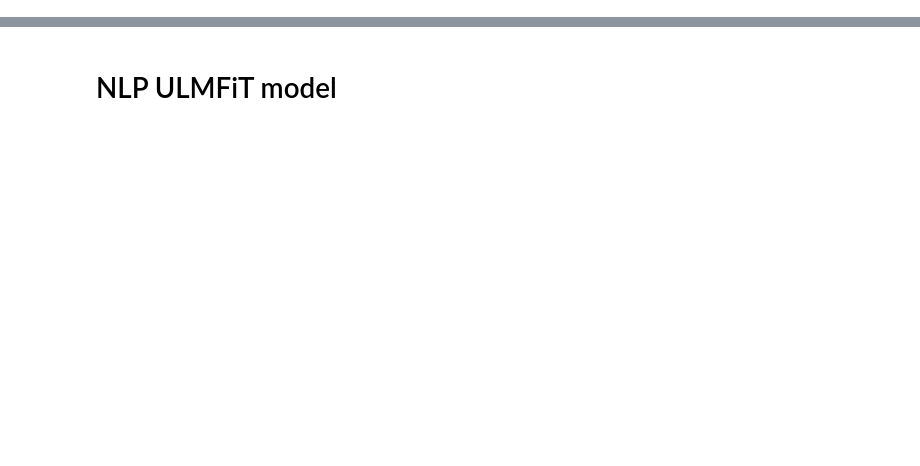
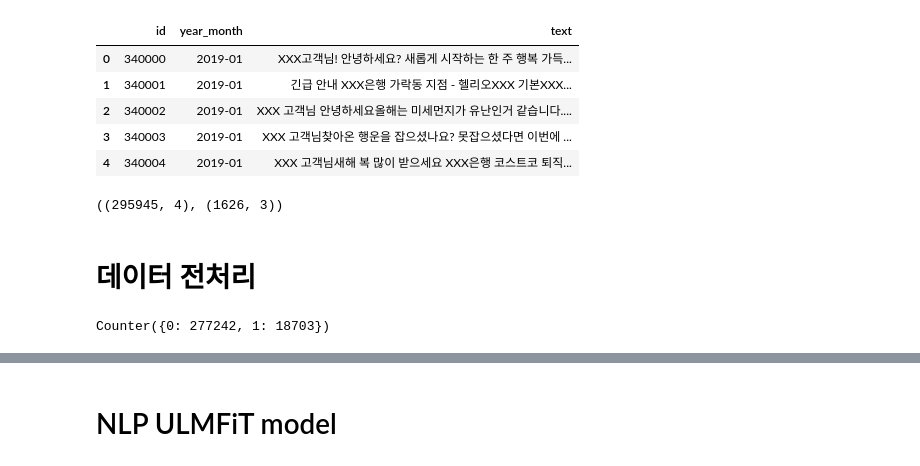
Before and after one commit to WonJunPark/NLP_ULMFiT_model, a Jupyter notebook: NLP_ULMFiT_model.ipynb, the cells around one changed output, grey strips where cells are left out. Saved outputs shown, nothing was run; the diff lists cells and outputs as text; code cells hidden in the pictures; blank space fills up the shorter version.

```diff
--- a/NLP_ULMFiT_model.ipynb
+++ b/NLP_ULMFiT_model.ipynb
@@ -2,0 +48,20 @@
+# %%
+test = pd.read_csv("public_test.csv")
+test.head()
+# %% [output]
+|  | id | year_month | text |
+| 0 | 340000 | 2019-01 | XXX고객님! 안녕하세요? 새롭게 시작하는 한 주 행복 가득... |
+| 1 | 340001 | 2019-01 | 긴급 안내 XXX은행 가락동 지점 - 헬리오XXX 기본XXX... |
+| 2 | 340002 | 2019-01 | XXX 고객님 안녕하세요올해는 미세먼지가 유난인거 같습니다.... |
+| 3 | 340003 | 2019-01 | XXX 고객님찾아온 행운을 잡으셨나요? 못잡으셨다면 이번에 ... |
+| 4 | 340004 | 2019-01 | XXX 고객님새해 복 많이 받으세요 XXX은행 코스트코 퇴직... |
+# %%
+train.shape, test.shape
+# %% [output]
+((295945, 4), (1626, 3))
+# %% [markdown]
+# 데이터 전처리
+# %%
+Counter(train['smishing'])
+# %% [output]
+Counter({0: 277242, 1: 18703})
```
Also changed, not shown: parts of 31 cells of this notebook.
